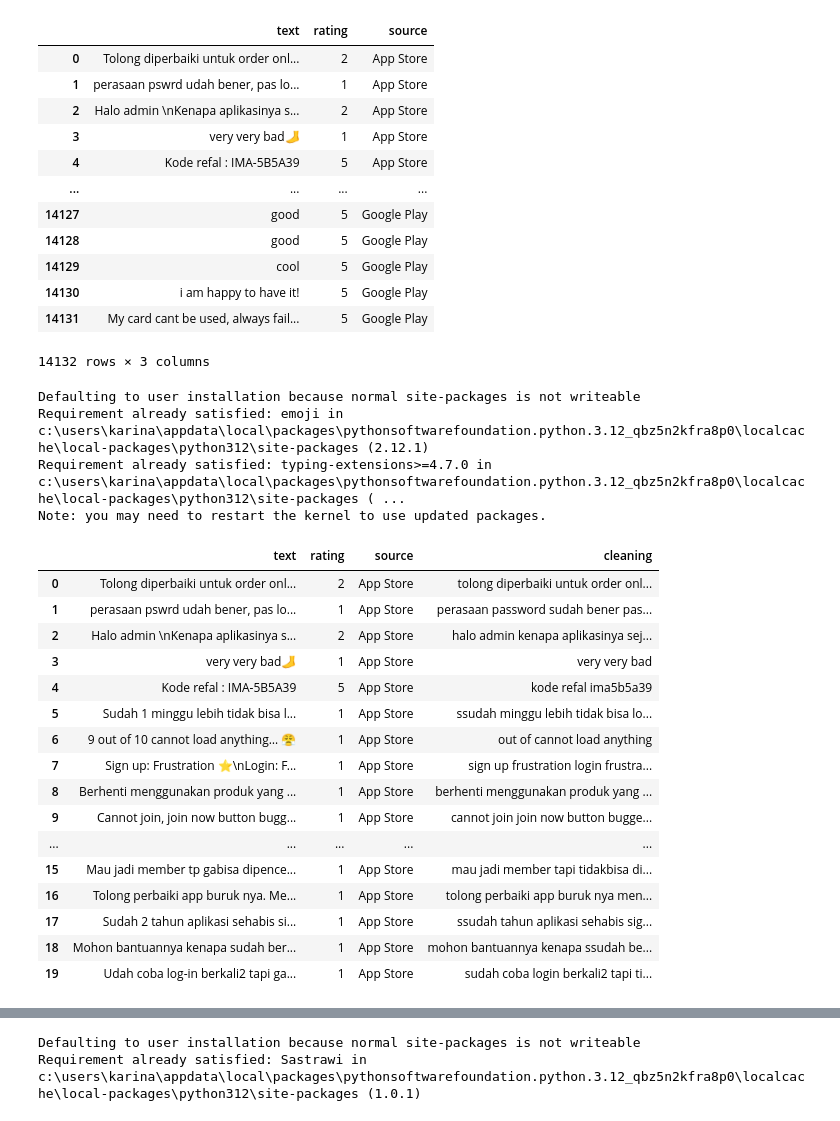
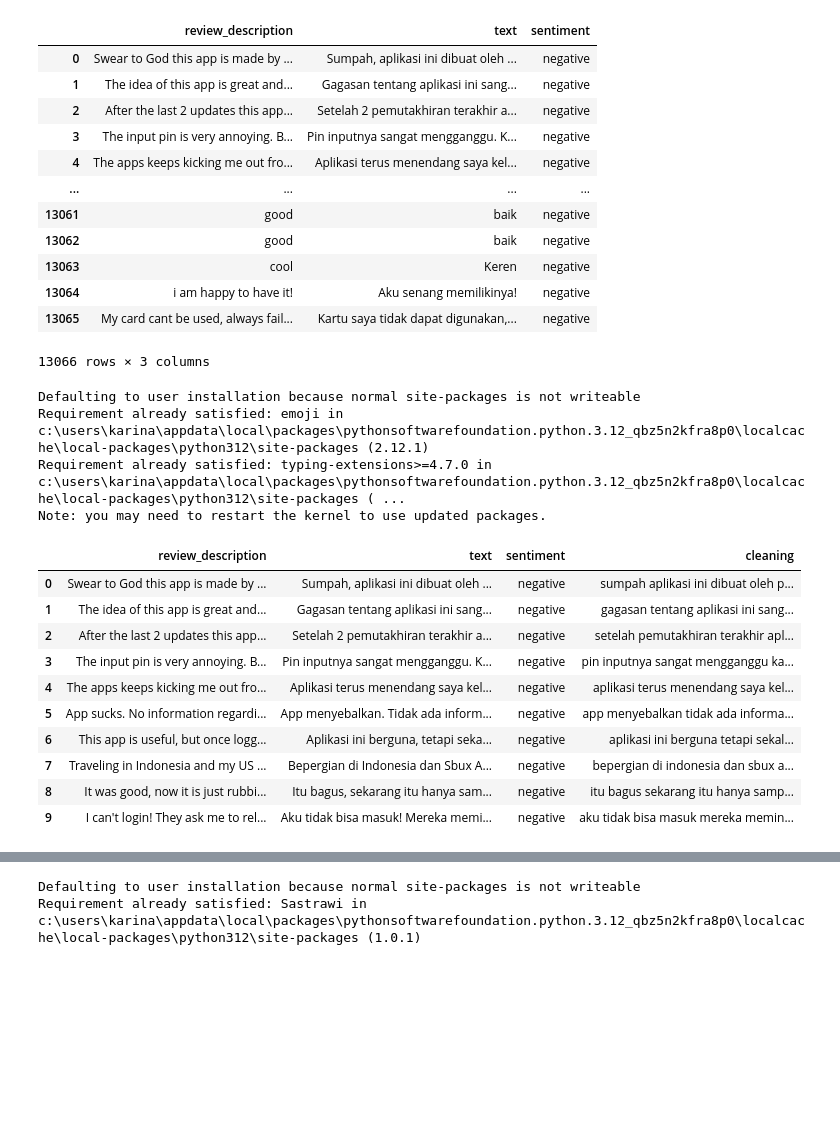
Before and after one commit to alamcahyo/Private_prjct_Alam_coffee, a Jupyter notebook: Skripsi Full/Skripsi_Full.ipynb, the cells around one changed output, grey strips where cells are left out. Cells and saved outputs as stored; diff of their text form; code cells hidden in the pictures; blank space fills up the shorter version.

```diff
--- a/Skripsi Full/Skripsi_Full.ipynb
+++ b/Skripsi Full/Skripsi_Full.ipynb
@@ -26,7 +26,7 @@ import warnings
 warnings.filterwarnings('ignore')
 # %%
 # Loading the dataset
-df = pd.read_csv(r'C:\Users\KARINA\OneDrive\Desktop\Skripsi Alam VS Code\Scraping\Scrapping.csv')
+df = pd.read_csv(r'C:\Users\KARINA\OneDrive\Desktop\Skripsi Alam VS Code\Labelling\Labelling.csv')
 #Let's check the samples of data
 df.head()
 # %% [output]
@@ -39,4 +38,0 @@ df.head()
-# %%
-#Let's drop selected text & text id column
-df = df[['review_description','rating','source']]
-df
@@ -57,20 +39,20 @@ df
 # %%
-df.rename(columns={'review_description':'text'}, inplace = True)
+df.rename(columns={'translated_text':'text'}, inplace = True)
 df
 # %% [output]
-|  | text | rating | source |
-| 0 | Tolong diperbaiki untuk order onl... | 2 | App Store |
-| 1 | perasaan pswrd udah bener, pas lo... | 1 | App Store |
-| 2 | Halo admin \nKenapa aplikasinya s... | 2 | App Store |
-| 3 | very very bad🦶 | 1 | App Store |
-| 4 | Kode refal : IMA-5B5A39 | 5 | App Store |
+|  | review_description | text | sentiment |
+| 0 | Swear to God this app is made by ... | Sumpah, aplikasi ini dibuat oleh ... | negative |
+| 1 | The idea of this app is great and... | Gagasan tentang aplikasi ini sang... | negative |
+| 2 | After the last 2 updates this app... | Setelah 2 pemutakhiran terakhir a... | negative |
+| 3 | The input pin is very annoying. B... | Pin inputnya sangat mengganggu. K... | negative |
+| 4 | The apps keeps kicking me out fro... | Aplikasi terus menendang saya kel... | negative |
 | ... | ... | ... | ... |
-| 14127 | good | 5 | Google Play |
-| 14128 | good | 5 | Google Play |
-| 14129 | cool | 5 | Google Play |
-| 14130 | i am happy to have it! | 5 | Google Play |
-| 14131 | My card cant be used, always fail... | 5 | Google Play |
+| 13061 | good | baik | negative |
+| 13062 | good | baik | negative |
+| 13063 | cool | Keren | negative |
+| 13064 | i am happy to have it! | Aku senang memilikinya! | negative |
+| 13065 | My card cant be used, always fail... | Kartu saya tidak dapat digunakan,... | negative |
-14132 rows × 3 columns
+13066 rows × 3 columns
 # %%
 pip install emoji
 # %% [output]
@@ -103,60 +85,53 @@ def cleaning(text):
     text=re.sub("gak",'tidak',text)
     text=re.sub("apaapaan",'apa-apaan',text)
     text=re.sub("pswrd",'password',text)
-    text=re.sub("udah",'sudah',text)
     text=re.sub("tp",'tapi',text)
     text=re.sub("Whyyy",'why',text)
-    text=re.sub("ga",'tidak',text)
     text=re.sub("apps",'app',text)
+    text=re.sub("ga ",'tidak',text)
     text=re.sub("haven't",'have not',text)
     text=re.sub("That's",'That is',text)
     text=re.sub("you've",'you have',text)
     text=re.sub("He's",'He is',text)
     text=re.sub("what's",'what is',text)
     text=re.sub("weren't",'were not',text)
     text=re.sub("cant",'can not',text)
     text=re.sub("hasn't",'has not',text)
     text=re.sub("you'd",'you would',text)
     text=re.sub("shouldn't",'should not',text)
     text=re.sub("let's",'let us',text)
     text=re.sub("they've",'they have',text)
     text=re.sub("You'll",'You will',text)
     text=re.sub("i'm",'i am',text)
     text=re.sub("we've",'we have',text)
     text=re.sub("it's",'it is',text)
     text=re.sub("don't",'do not',text)
     text=re.sub("that´s",'that is',text)
     text=re.sub("I´m",'I am',text)
     text=re.sub("it’s",'it is',text)
     text=re.sub("she´s",'she is',text)
     text=re.sub("he’s'",'he is',text)
     text=re.sub('I’m','I am',text)
     text=re.sub('I’d','I did',text)
     text=re.sub("he’s'",'he is',text)
     text=re.sub('there’s','there is',text)
 
 
     return text
 df['cleaning'] = df['text'].apply(cleaning)
-df.head(20)
+df.head(10)
 # %% [output]
-|  | text | rating | source | cleaning |
-| 0 | Tolong diperbaiki untuk order onl... | 2 | App Store | tolong diperbaiki untuk order onl... |
-| 1 | perasaan pswrd udah bener, pas lo... | 1 | App Store | perasaan password sudah bener pas... |
-| 2 | Halo admin \nKenapa aplikasinya s... | 2 | App Store | halo admin kenapa aplikasinya sej... |
-| 3 | very very bad🦶 | 1 | App Store | very very bad |
-| 4 | Kode refal : IMA-5B5A39 | 5 | App Store | kode refal ima5b5a39 |
-| 5 | Sudah 1 minggu lebih tidak bisa l... | 1 | App Store | ssudah minggu lebih tidak bisa lo... |
-| 6 | 9 out of 10 cannot load anything… 😤 | 1 | App Store | out of cannot load anything |
-| 7 | Sign up: Frustration ⭐️\nLogin: F... | 1 | App Store | sign up frustration login frustra... |
-| 8 | Berhenti menggunakan produk yang ... | 1 | App Store | berhenti menggunakan produk yang ... |
-| 9 | Cannot join, join now button bugg... | 1 | App Store | cannot join join now button bugge... |
-| ... | ... | ... | ... | ... |
-| 15 | Mau jadi member tp gabisa dipence... | 1 | App Store | mau jadi member tapi tidakbisa di... |
-| 16 | Tolong perbaiki app buruk nya. Me... | 1 | App Store | tolong perbaiki app buruk nya men... |
-| 17 | Sudah 2 tahun aplikasi sehabis si... | 1 | App Store | ssudah tahun aplikasi sehabis sig... |
-| 18 | Mohon bantuannya kenapa sudah ber... | 1 | App Store | mohon bantuannya kenapa ssudah be... |
-| 19 | Udah coba log-in berkali2 tapi ga... | 1 | App Store | sudah coba login berkali2 tapi ti... |
+|  | review_description | text | sentiment | cleaning |
+| 0 | Swear to God this app is made by ... | Sumpah, aplikasi ini dibuat oleh ... | negative | sumpah aplikasi ini dibuat oleh p... |
+| 1 | The idea of this app is great and... | Gagasan tentang aplikasi ini sang... | negative | gagasan tentang aplikasi ini sang... |
+| 2 | After the last 2 updates this app... | Setelah 2 pemutakhiran terakhir a... | negative | setelah pemutakhiran terakhir apl... |
+| 3 | The input pin is very annoying. B... | Pin inputnya sangat mengganggu. K... | negative | pin inputnya sangat mengganggu ka... |
+| 4 | The apps keeps kicking me out fro... | Aplikasi terus menendang saya kel... | negative | aplikasi terus menendang saya kel... |
+| 5 | App sucks. No information regardi... | App menyebalkan. Tidak ada inform... | negative | app menyebalkan tidak ada informa... |
+| 6 | This app is useful, but once logg... | Aplikasi ini berguna, tetapi seka... | negative | aplikasi ini berguna tetapi sekal... |
+| 7 | Traveling in Indonesia and my US ... | Bepergian di Indonesia dan Sbux A... | negative | bepergian di indonesia dan sbux a... |
+| 8 | It was good, now it is just rubbi... | Itu bagus, sekarang itu hanya sam... | negative | itu bagus sekarang itu hanya samp... |
+| 9 | I can't login! They ask me to rel... | Aku tidak bisa masuk! Mereka memi... | negative | aku tidak bisa masuk mereka memin... |
 # %%
 # STOPWORDS
 import nltk
```
Also changed, not shown: parts of 24 cells of this notebook, 10 other files.
